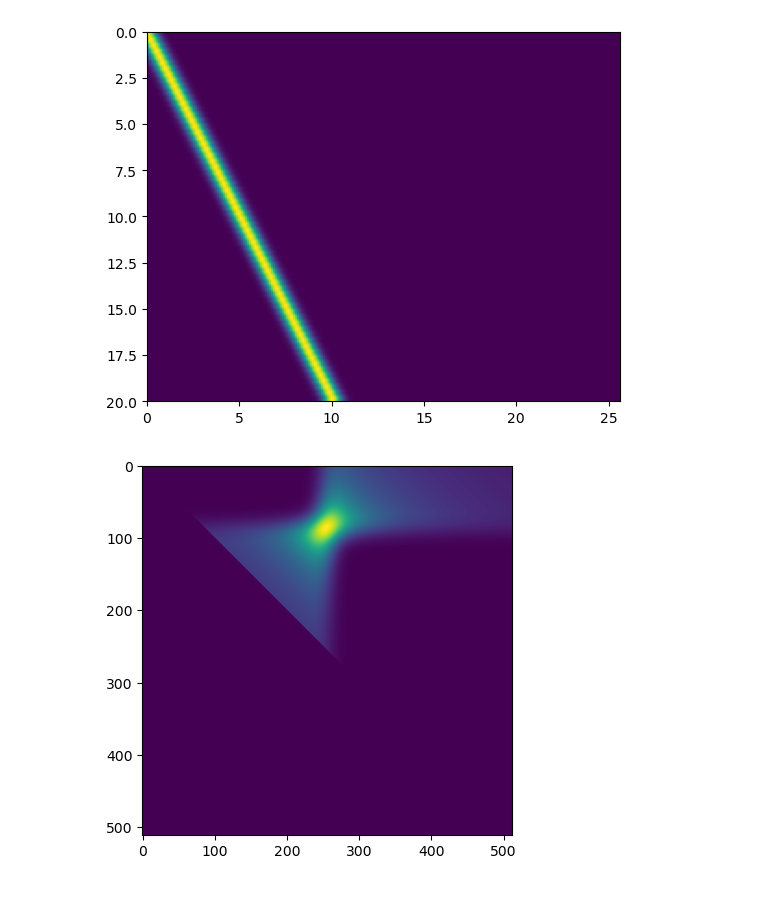
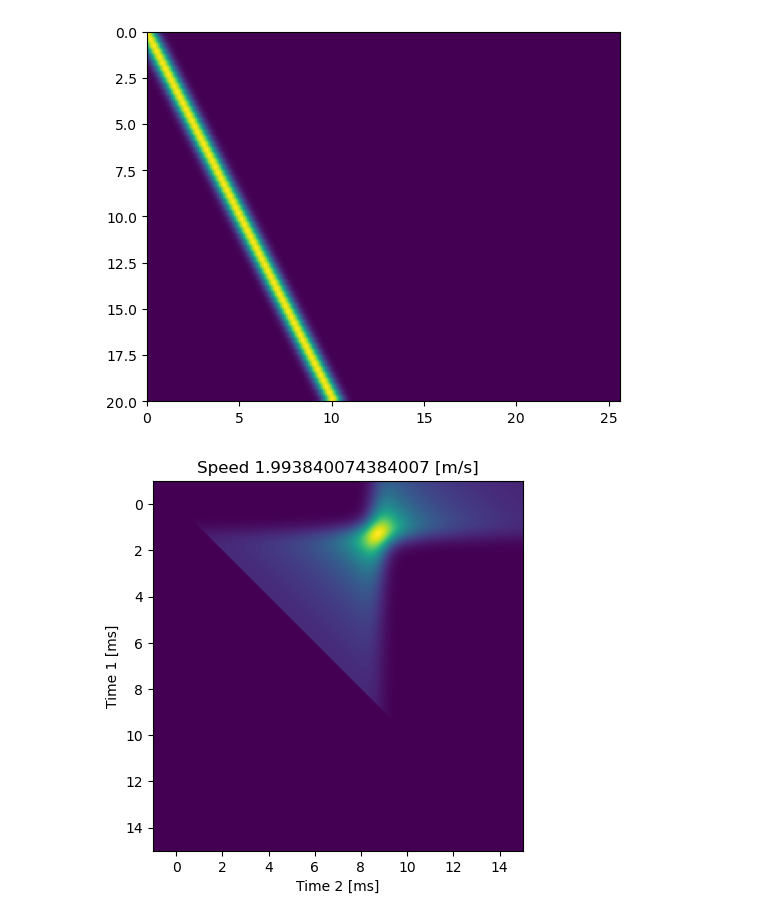
Before and after one commit to wewightman/pyusel-dispest, a Jupyter notebook: examples/swsestimation.ipynb, the cells around one changed output. Drawn from its saved outputs; the diff is of its cells as text; code cells hidden in the pictures.

```diff
--- a/examples/swsestimation.ipynb
+++ b/examples/swsestimation.ipynb
@@ -37,10 +37,17 @@ plt.show()
 # %% [output]
 [figure]
 # %%
-c, sums, teval = swsradon(disp, lat, t, 5E-3, 15E-3, 0E-3, 15E-3, N=512, speedonly=False)
+c, sums, teval = swsradon(disp, lat, t, 2.5E-3, 17.5E-3, -1E-3, 15E-3, N=512, speedonly=False)
-# %%
-plt.figure()
-plt.imshow(sums)
-plt.show()
-# %% [output]
-[figure, removed]
+# %%
+extent = 1E3*np.array([
+    np.min(teval), np.max(teval),
+    np.max(teval), np.min(teval)
+])
+plt.figure()
+plt.imshow(sums, extent=extent)
+plt.title(f"Speed {c} [m/s]")
+plt.ylabel("Time 1 [ms]")
+plt.xlabel("Time 2 [ms]")
+plt.show()
+# %% [output]
+[figure, added]
```
Also changed, not shown: 1 other file.
